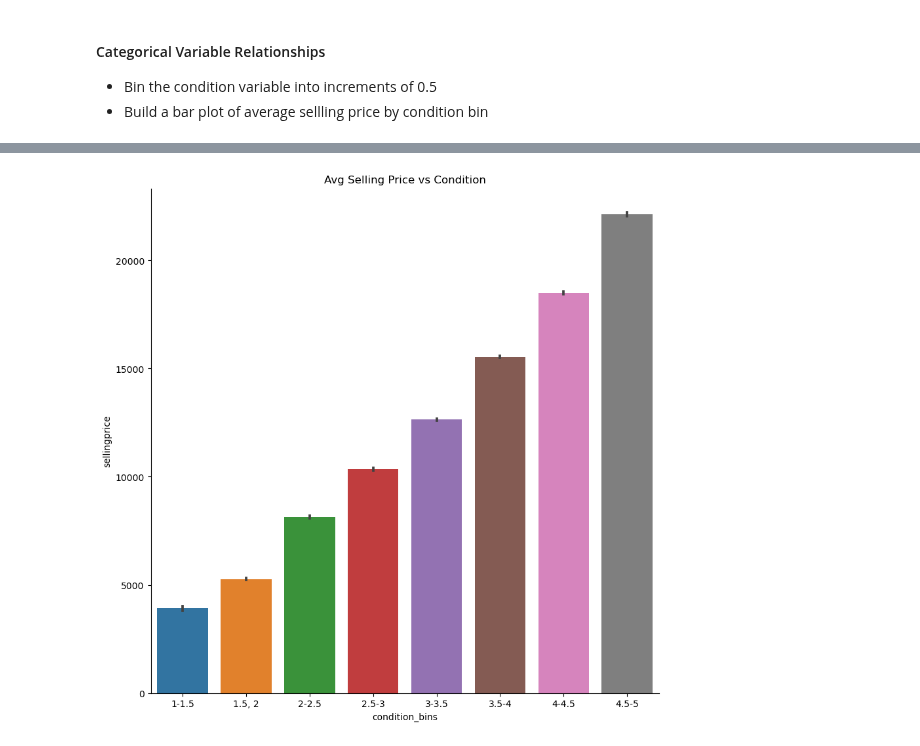
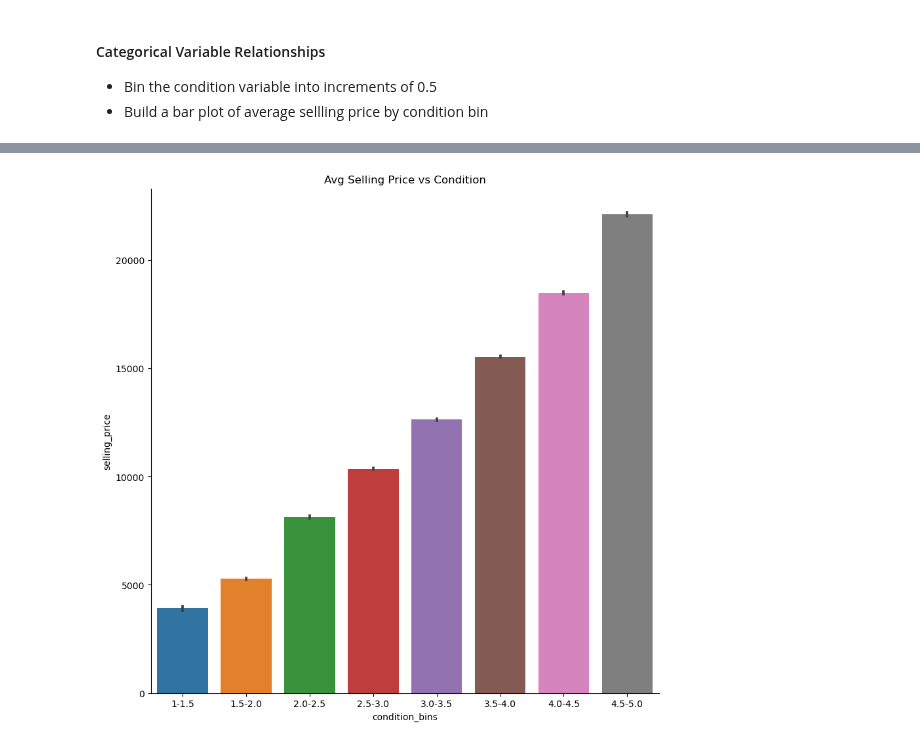
Before and after one commit to MeetPatel89/car_sales_analysis, a Jupyter notebook: notebook.ipynb, the cells around one changed output, grey strips where cells are left out. Cells and saved outputs as stored; diff of their text form; code cells hidden in the pictures.

Commit message:
distribute car sales into condition bins, visualize average selling price per bin

```diff
--- a/notebook.ipynb
+++ b/notebook.ipynb
@@ -247,0 +220,4 @@ df.loc[:, ["condition_bins", "sellingprice"]].groupby("condition_bins").mean()
+# %%
+# distribute data into condition bins based on condition column
+df = pd.read_sql(read_contents(rf"{ROOT_DIR}/sql/condition_bin.sql"), sqlConn.get_conn_odbc(), index_col=["ID"])
+df.head()
@@ -248,14 +246,14 @@ df.loc[:, ["condition_bins", "sellingprice"]].groupby("condition_bins").mean()
 # %%
 # plot average selling price vs condition graphically
 fig, ax = plt.subplots(figsize=(10, 10))
 
 sns.barplot(
     x="condition_bins",
-    y="sellingprice",
+    y="selling_price",
     data=df
 )
 
 ax.set_title("Avg Selling Price vs Condition")
 sns.despine()
 # %% [output]
-[figure, old version]
+[figure, new version]
```
Also changed, not shown: parts of 6 cells of this notebook, 2 other files.
